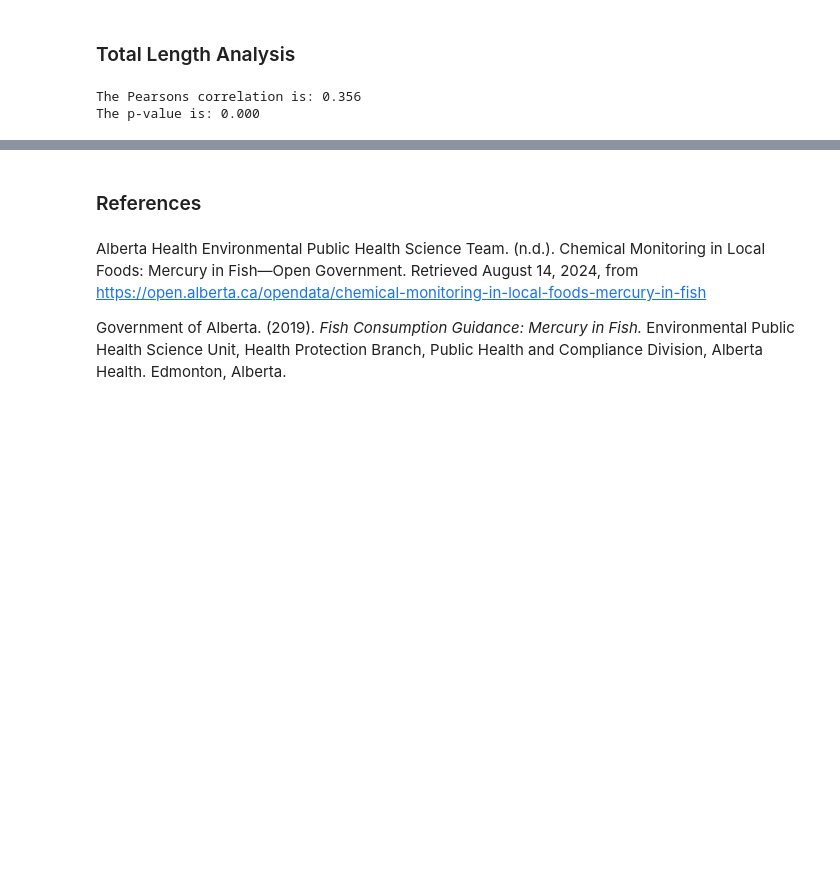
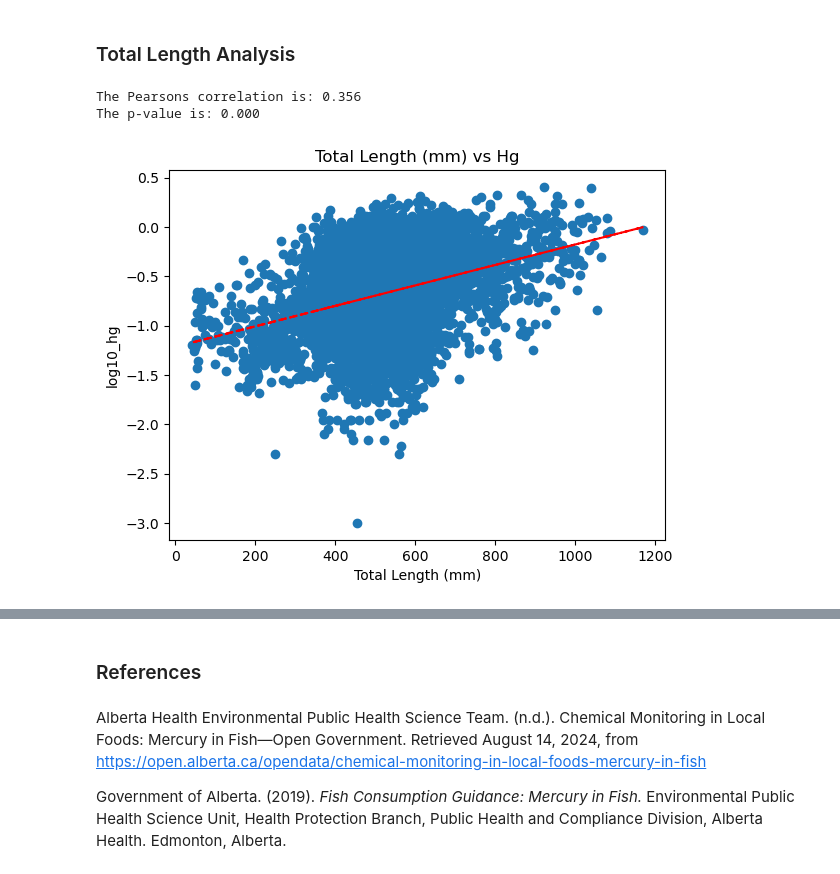
Before and after one commit to jdreinke/mercury-levels-in-albertas-fish, a Jupyter notebook: Analysis.ipynb, the cells around one changed output, grey strips where cells are left out. Cells and saved outputs as stored; diff of their text form; code cells hidden in the pictures; blank space fills up the shorter version.

```diff
--- a/Analysis.ipynb
+++ b/Analysis.ipynb
@@ -635,3 +633,20 @@ print(f'The p-value is: {p_value:.3f}')
 # %% [output]
 The Pearsons correlation is: 0.356
 The p-value is: 0.000
+# %%
+# Creating a scatter plot with a trend line to visualize the linear relationship between Age (years) and Hg (mg/kg)
+x = df_total['Total Length (mm)']
+y = df_total['log10_hg']
+
+plt.scatter(x, y)
+
+z = np.polyfit(x, y, deg=1)
+p = np.poly1d(z)
+
+plt.plot(x, p(x), 'r--')
+plt.title('Total Length (mm) vs Hg')
+plt.xlabel('Total Length (mm)')
+plt.ylabel('log10_hg')
+plt.show()
+# %% [output]
+[figure, added]
```
Also changed, not shown: parts of 6 cells of this notebook.
